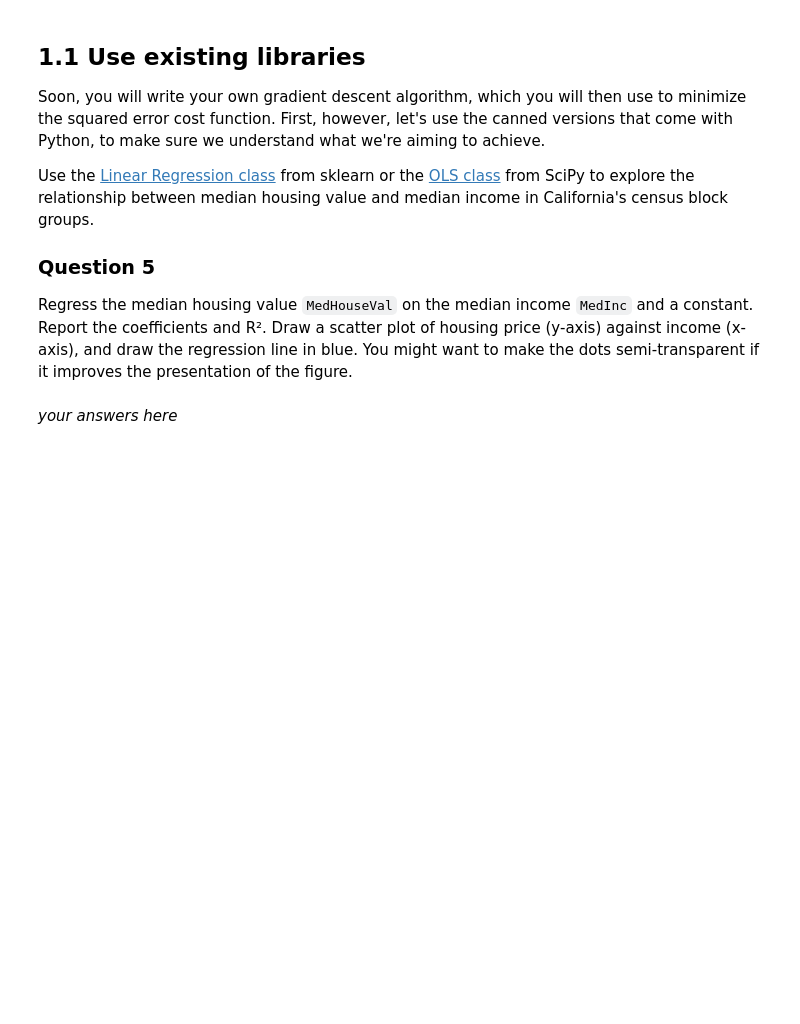
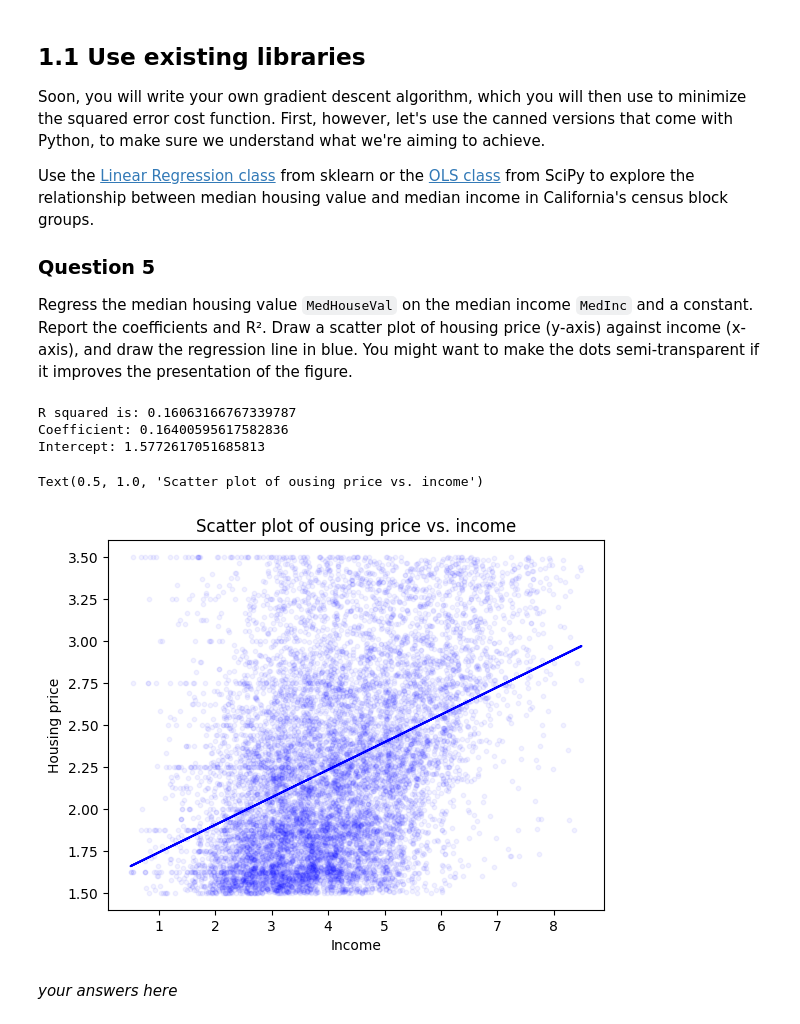
Before and after one commit to javadamn/Applied_ML, a Jupyter notebook: PS/PS4/INFO251_S25_PS4.ipynb, the cells around one changed output. Drawn from its saved outputs; the diff is of its cells as text; code cells hidden in the pictures; blank space fills up the shorter version.

```diff
--- a/PS/PS4/INFO251_S25_PS4.ipynb
+++ b/PS/PS4/INFO251_S25_PS4.ipynb
@@ -73,3 +78,25 @@ Regress the median housing value `MedHouseVal` on the median income `MedInc` and
+# %%
+X = np.array(cal_df['MedInc']).reshape(-1, 1)
+y = np.array(cal_df['MedHouseVal'])
+
+reg = LinearRegression(fit_intercept=True).fit(X, y)
+R_2 = reg.score(X, y)
+print(f"R squared is: {R_2}")
+print(f"Coefficient: {reg.coef_[0]}")
+print(f"Intercept: {reg.intercept_}")
+
+fig, ax = plt.subplots(1)
+ax.scatter(X, y, color='blue', s=10, alpha=0.05)
+ax.plot(X, reg.predict(X), color='blue')
+ax.set_xlabel('Income')
+ax.set_ylabel('Housing price')
+ax.set_title('Scatter plot of ousing price vs. income')
+# %% [output]
+R squared is: 0.16063166767339787
+Coefficient: 0.16400595617582836
+Intercept: 1.5772617051685813
+Text(0.5, 1.0, 'Scatter plot of ousing price vs. income')
+[figure, added]
 # %% [markdown]
 *your answers here*
 # %% [markdown]
```
Also changed, not shown: parts of 41 cells of this notebook.
